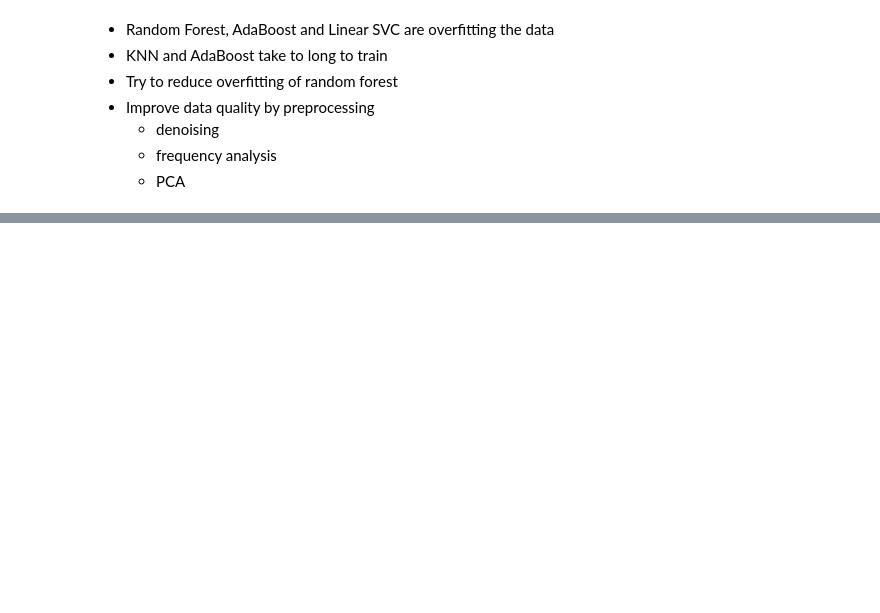
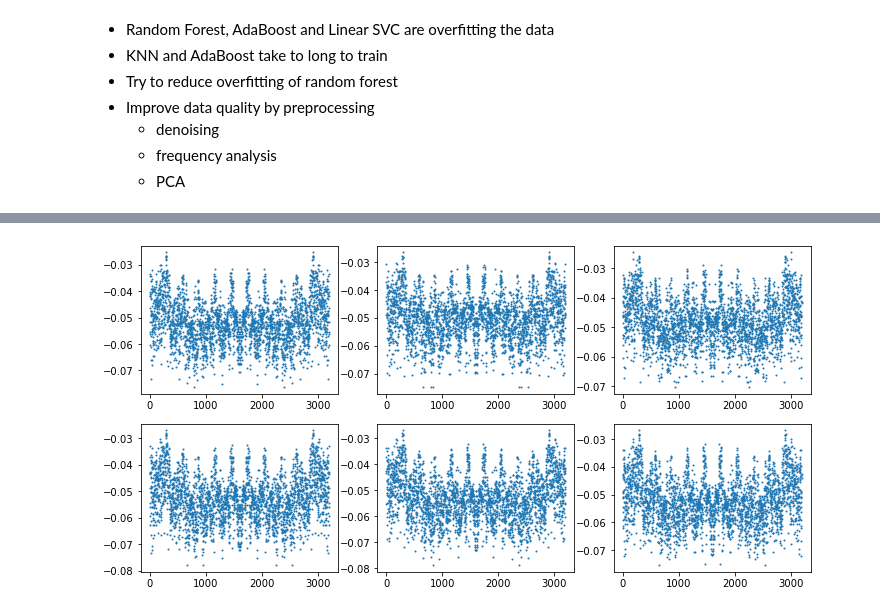
Before and after one commit to clemensklemens/showcase, a Jupyter notebook: Kaggle_Exoplanet_Dataset/Exoplanets_Kaggle.ipynb, the cells around one changed output, grey strips where cells are left out. Cells and saved outputs as stored; diff of their text form; code cells hidden in the pictures; blank space fills up the shorter version.

```diff
--- a/Kaggle_Exoplanet_Dataset/Exoplanets_Kaggle.ipynb
+++ b/Kaggle_Exoplanet_Dataset/Exoplanets_Kaggle.ipynb
@@ -480,3 +272,0 @@ transform_pipe = Pipeline(steps=[
-# %%
-transform_pipe.fit(X, y)
-X_trans = transform_pipe.transform(X)
@@ -781,0 +335,40 @@ print(accuracy_score(y_val, y_val_predicted))
+# %%
+#create different pipelines
+transform_pipe_fft = Pipeline(steps=[
+                        ('savogol_filter', SavogolFilter())
+                        ,('fft', FFT())
+                        ,('std_scaler', StandardScaler())
+                        #,('pca', PCA(n_components=1000))
+                         ])
+
+transform_pipe_perio = Pipeline(steps=[
+                        ('savogol_filter', SavogolFilter())
+                        ,('periodogram', Periodogram())
+                        ,('std_scaler', StandardScaler())
+                        #,('pca', PCA(n_components=1000))
+                         ])
+
+transform_pipe_spec = Pipeline(steps=[
+                        ('savogol_filter', SavogolFilter())
+                        ,('spectrum', Spectrogram())
+                        ,('std_scaler', StandardScaler())
+                        #,('pca', PCA(n_components=1000))
+                         ])
+# %%
+#transform data
+transform_pipe_fft.fit(X_train, y_train)
+X_train_fft = transform_pipe_fft.transform(X_train)
+X_val_fft = transform_pipe_fft.transform(X_val)
+
+transform_pipe_perio.fit(X_train, y_train)
+X_train_perio = transform_pipe_perio.transform(X_train)
+X_val_perio = transform_pipe_perio.transform(X_val)
+
+transform_pipe_spec.fit(X_train, y_train)
+X_train_spec = transform_pipe_spec.transform(X_train)
+X_val_spec = transform_pipe_spec.transform(X_val)
+# %%
+#check pipelines
+plot_systems(X_train_fft)
+# %% [output]
+[figure, added]
```
Also changed, not shown: parts of 56 cells of this notebook.
